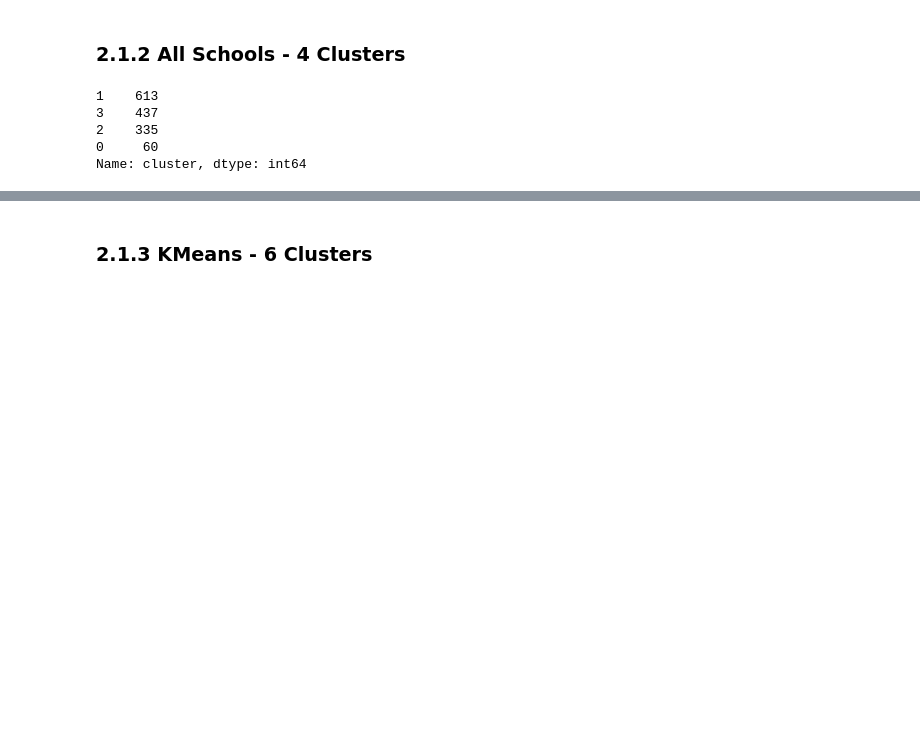
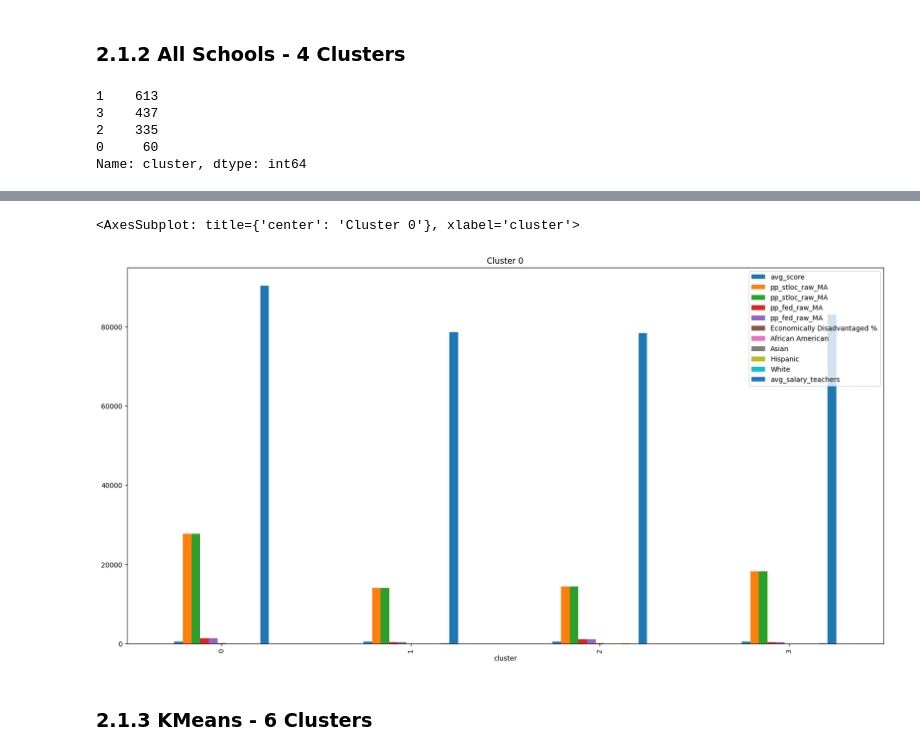
Before and after one commit to alexcraig043/qss-20-final-project, a Jupyter notebook: src/code/02_cluster_analysis.ipynb, the cells around one changed output, grey strips where cells are left out. Drawn from its saved outputs; the diff is of its cells as text; code cells hidden in the pictures; blank space fills up the shorter version.

```diff
--- a/src/code/02_cluster_analysis.ipynb
+++ b/src/code/02_cluster_analysis.ipynb
@@ -75,6 +75,10 @@ Name: cluster, dtype: int64
 # %%
 cluster = kmeans_func(4, master_df)
 cluster[['avg_score', 'pp_stloc_raw_MA', 'pp_fed_raw_MA', 'Economically Disadvantaged %', 'African American', 'Asian', 'Hispanic', 'White', 'avg_salary_teachers']]
+
+# Save as latex
+with open('../output/tex/all_cluster.tex', 'w') as tf:
+    tf.write(cluster[['avg_score', 'pp_stloc_raw_MA', 'pp_fed_raw_MA', 'Economically Disadvantaged %', 'African American', 'Asian', 'Hispanic', 'White', 'avg_salary_teachers']].to_latex())
 # %% [output]
 1    613
 3    437
@@ -90,3 +88,5 @@ Name: cluster, dtype: int64
+<AxesSubplot: title={'center': 'Cluster 0'}, xlabel='cluster'>
+[figure, added]
 # %% [markdown]
 ### 2.1.3 KMeans - 6 Clusters
 # %%
```
Also changed, not shown: parts of 5 cells of this notebook, 26 other files.
